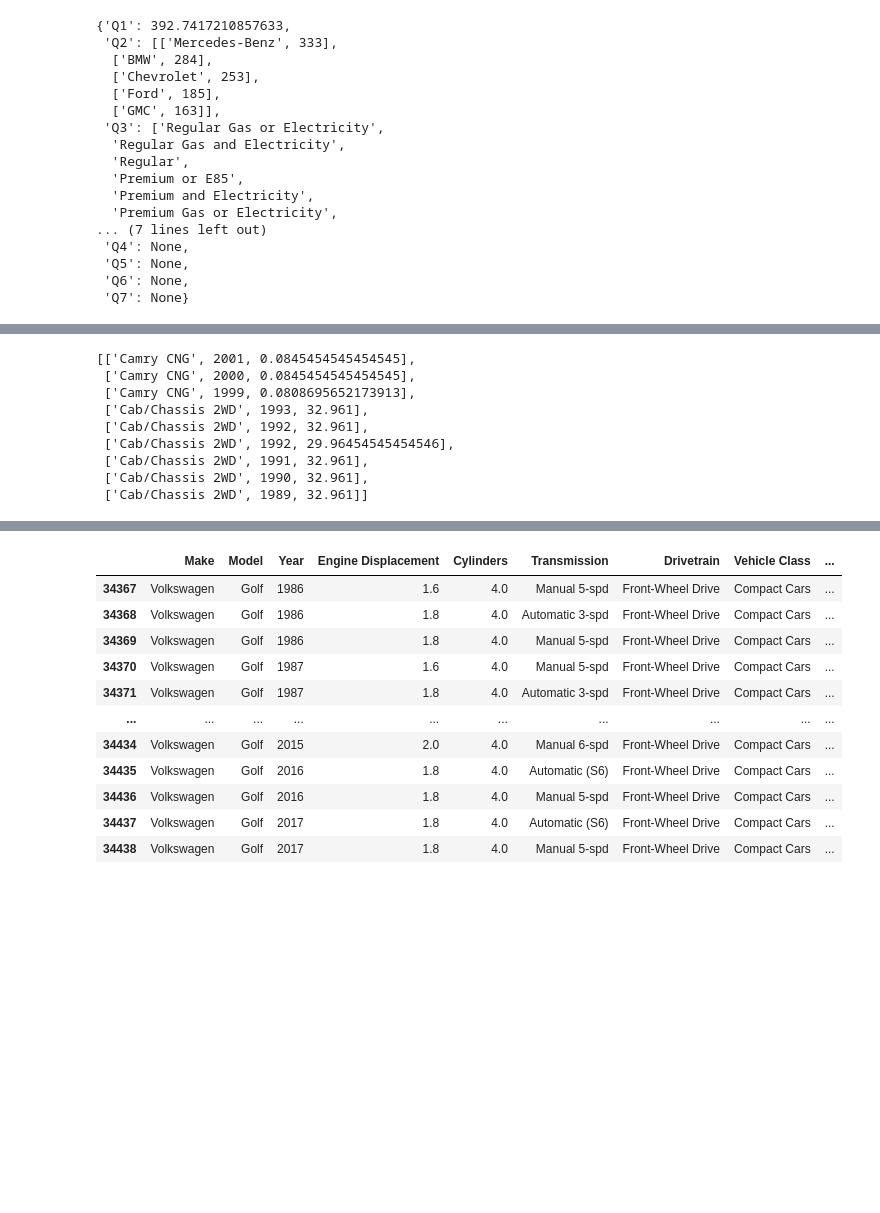
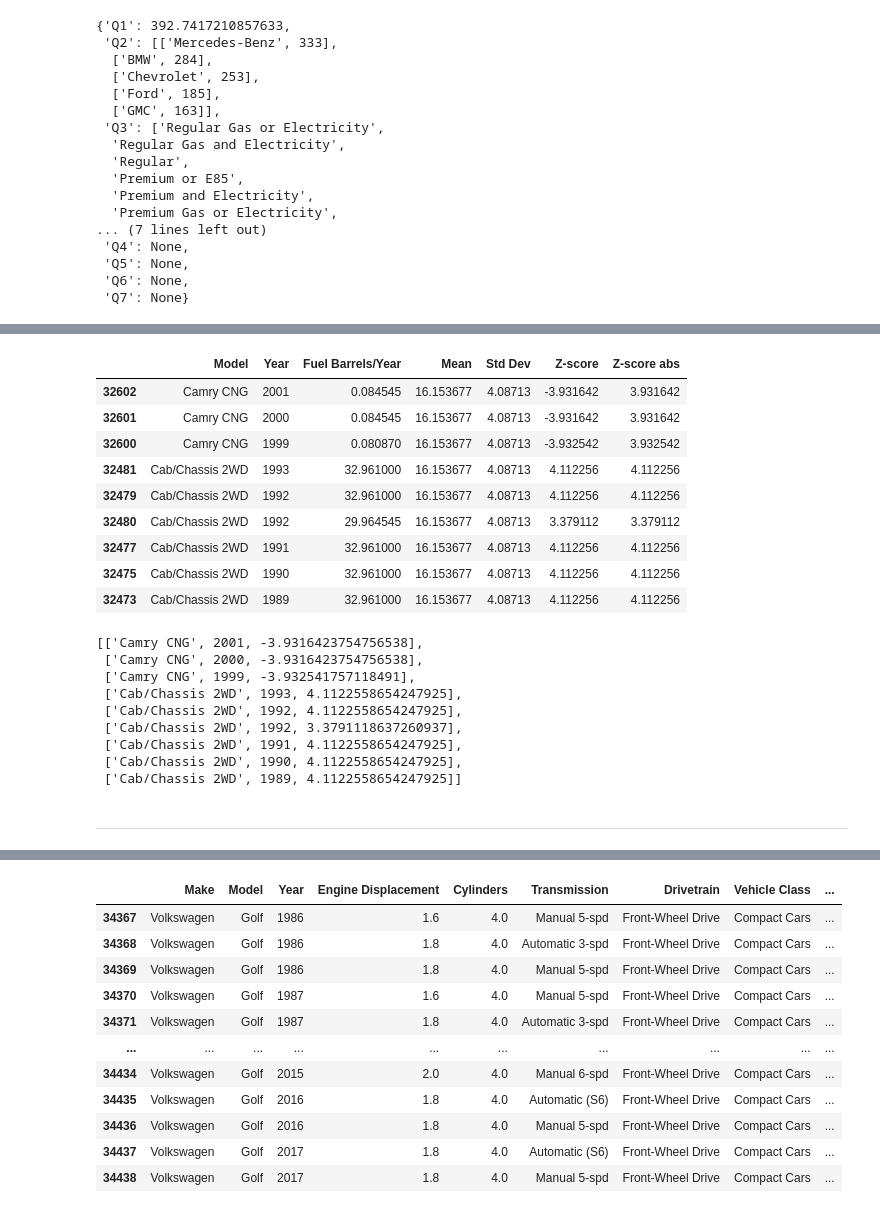
Before and after one commit to AdrianRamosDS/Wizeline-DEB, a Jupyter notebook: code/ADRIAN_RAMOS_answers.ipynb, the cells around one changed output, grey strips where cells are left out. Cells and saved outputs as stored; diff of their text form; code cells hidden in the pictures; blank space fills up the shorter version.

Commit message:
Code and answers update

```diff
--- a/code/ADRIAN_RAMOS_answers.ipynb
+++ b/code/ADRIAN_RAMOS_answers.ipynb
@@ -214,14 +379,31 @@ Toyota_Cars = Toyota_Cars[:9].sort_values('Year', ascending=False)
+# %%
+# Sorting TOP 9 by year in descending order:
+Toyota_Cars = Toyota_Cars[:9].sort_values('Year', ascending=False)
+Toyota_Cars
+# %% [output]
+|  | Model | Year | Fuel Barrels/Year | Mean | Std Dev | Z-score | Z-score abs |
+| 32602 | Camry CNG | 2001 | 0.084545 | 16.153677 | 4.08713 | -3.931642 | 3.931642 |
+| 32601 | Camry CNG | 2000 | 0.084545 | 16.153677 | 4.08713 | -3.931642 | 3.931642 |
+| 32600 | Camry CNG | 1999 | 0.080870 | 16.153677 | 4.08713 | -3.932542 | 3.932542 |
+| 32481 | Cab/Chassis 2WD | 1993 | 32.961000 | 16.153677 | 4.08713 | 4.112256 | 4.112256 |
+| 32479 | Cab/Chassis 2WD | 1992 | 32.961000 | 16.153677 | 4.08713 | 4.112256 | 4.112256 |
+| 32480 | Cab/Chassis 2WD | 1992 | 29.964545 | 16.153677 | 4.08713 | 3.379112 | 3.379112 |
+| 32477 | Cab/Chassis 2WD | 1991 | 32.961000 | 16.153677 | 4.08713 | 4.112256 | 4.112256 |
+| 32475 | Cab/Chassis 2WD | 1990 | 32.961000 | 16.153677 | 4.08713 | 4.112256 | 4.112256 |
+| 32473 | Cab/Chassis 2WD | 1989 | 32.961000 | 16.153677 | 4.08713 | 4.112256 | 4.112256 |
 # %%
-answer_dict['Q4'] = Toyota_Cars[['Model','Year','Fuel Barrels/Year']].values.tolist()
+answer_dict['Q4'] = Toyota_Cars[['Model','Year','Z-score']].values.tolist()
 answer_dict['Q4']
 # %% [output]
-[['Camry CNG', 2001, 0.0845454545454545],
- ['Camry CNG', 2000, 0.0845454545454545],
- ['Camry CNG', 1999, 0.0808695652173913],
- ['Cab/Chassis 2WD', 1993, 32.961],
- ['Cab/Chassis 2WD', 1992, 32.961],
- ['Cab/Chassis 2WD', 1992, 29.96454545454546],
- ['Cab/Chassis 2WD', 1991, 32.961],
- ['Cab/Chassis 2WD', 1990, 32.961],
- ['Cab/Chassis 2WD', 1989, 32.961]]
+[['Camry CNG', 2001, -3.9316423754756538],
+ ['Camry CNG', 2000, -3.9316423754756538],
+ ['Camry CNG', 1999, -3.932541757118491],
+ ['Cab/Chassis 2WD', 1993, 4.1122558654247925],
+ ['Cab/Chassis 2WD', 1992, 4.1122558654247925],
+ ['Cab/Chassis 2WD', 1992, 3.3791118637260937],
+ ['Cab/Chassis 2WD', 1991, 4.1122558654247925],
+ ['Cab/Chassis 2WD', 1990, 4.1122558654247925],
+ ['Cab/Chassis 2WD', 1989, 4.1122558654247925]]
+# %% [markdown]
+---
 # %% [markdown]
```
Also changed, not shown: parts of 44 cells of this notebook, 1 other file.
